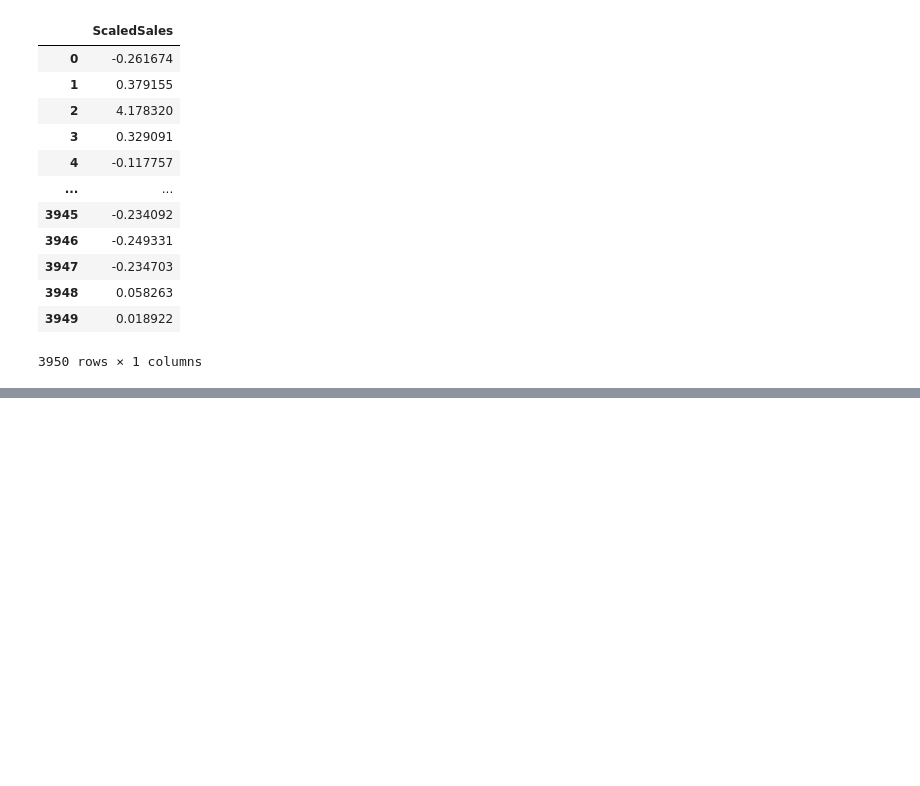
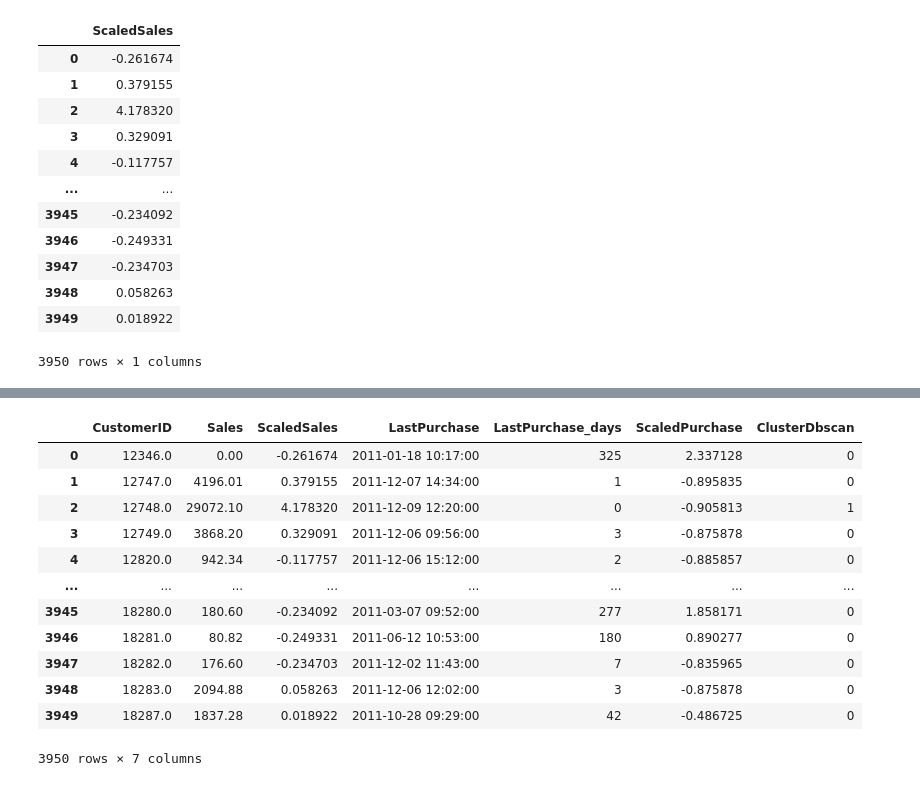
Before and after one commit to PawelMichnowicz/Clasification, a Jupyter notebook: customers.ipynb, the cells around one changed output, grey strips where cells are left out. Drawn from its saved outputs; the diff is of its cells as text; code cells hidden in the pictures; blank space fills up the shorter version.

```diff
--- a/customers.ipynb
+++ b/customers.ipynb
@@ -252,6 +274 @@ ClusterAgglomerative      int64
 dtype: object
-# %%
-df_sales[['ClusterKmeans', 'ClusterAgglomerative', 'ClusterDbscan']] = df_sales[['ClusterKmeans', 'ClusterAgglomerative', 'ClusterDbscan']].astype('object')
-
-
-px.scatter(df_sales, 'CustomerID', "ScaledSales", color='ClusterDbscan',  template='plotly_dark', )
@@ -286,0 +294,15 @@ ValueError: ignored
+# %%
+# Preparing DataFrame
+
+df_purchase = df_sales.copy()[['CustomerID', 'Sales', 'ScaledSales']]
+df_purchase['LastPurchase'] = df_uk.groupby('CustomerID')['InvoiceDate'].max().values
+
+  # days from last purchase
+last_date = df_purchase['LastPurchase'].max()
+df_purchase['LastPurchase_days'] = last_date - df_purchase['LastPurchase']
+df_purchase['LastPurchase_days'] = df_purchase['LastPurchase_days'].apply(lambda x:x.days)
+
+scaler = StandardScaler()
+df_purchase['ScaledPurchase'] = scaler.fit_transform(df_purchase[['LastPurchase_days']])
+
+df_purchase.head()
@@ -286,0 +316,26 @@ ValueError: ignored
+# %%
+# Clustering by DBSCAN
+
+from sklearn.cluster import DBSCAN
+
+cluster = DBSCAN(eps=0.7, min_samples=5)
+cluster.fit(df_purchase[['ScaledSales', 'ScaledPurchase']])
+
+df_purchase['ClusterDbscan'] = cluster.labels_
+
+df_purchase['ClusterDbscan'] = df_purchase['ClusterDbscan']
+df_purchase
+# %% [output]
+|  | CustomerID | Sales | ScaledSales | LastPurchase | LastPurchase_days | ScaledPurchase | ClusterDbscan |
+| 0 | 12346.0 | 0.00 | -0.261674 | 2011-01-18 10:17:00 | 325 | 2.337128 | 0 |
+| 1 | 12747.0 | 4196.01 | 0.379155 | 2011-12-07 14:34:00 | 1 | -0.895835 | 0 |
+| 2 | 12748.0 | 29072.10 | 4.178320 | 2011-12-09 12:20:00 | 0 | -0.905813 | 1 |
+| 3 | 12749.0 | 3868.20 | 0.329091 | 2011-12-06 09:56:00 | 3 | -0.875878 | 0 |
+| 4 | 12820.0 | 942.34 | -0.117757 | 2011-12-06 15:12:00 | 2 | -0.885857 | 0 |
+| ... | ... | ... | ... | ... | ... | ... | ... |
+| 3945 | 18280.0 | 180.60 | -0.234092 | 2011-03-07 09:52:00 | 277 | 1.858171 | 0 |
+| 3946 | 18281.0 | 80.82 | -0.249331 | 2011-06-12 10:53:00 | 180 | 0.890277 | 0 |
+| 3947 | 18282.0 | 176.60 | -0.234703 | 2011-12-02 11:43:00 | 7 | -0.835965 | 0 |
+| 3948 | 18283.0 | 2094.88 | 0.058263 | 2011-12-06 12:02:00 | 3 | -0.875878 | 0 |
+| 3949 | 18287.0 | 1837.28 | 0.018922 | 2011-10-28 09:29:00 | 42 | -0.486725 | 0 |
+3950 rows × 7 columns
```
Also changed, not shown: parts of 16 cells of this notebook.
